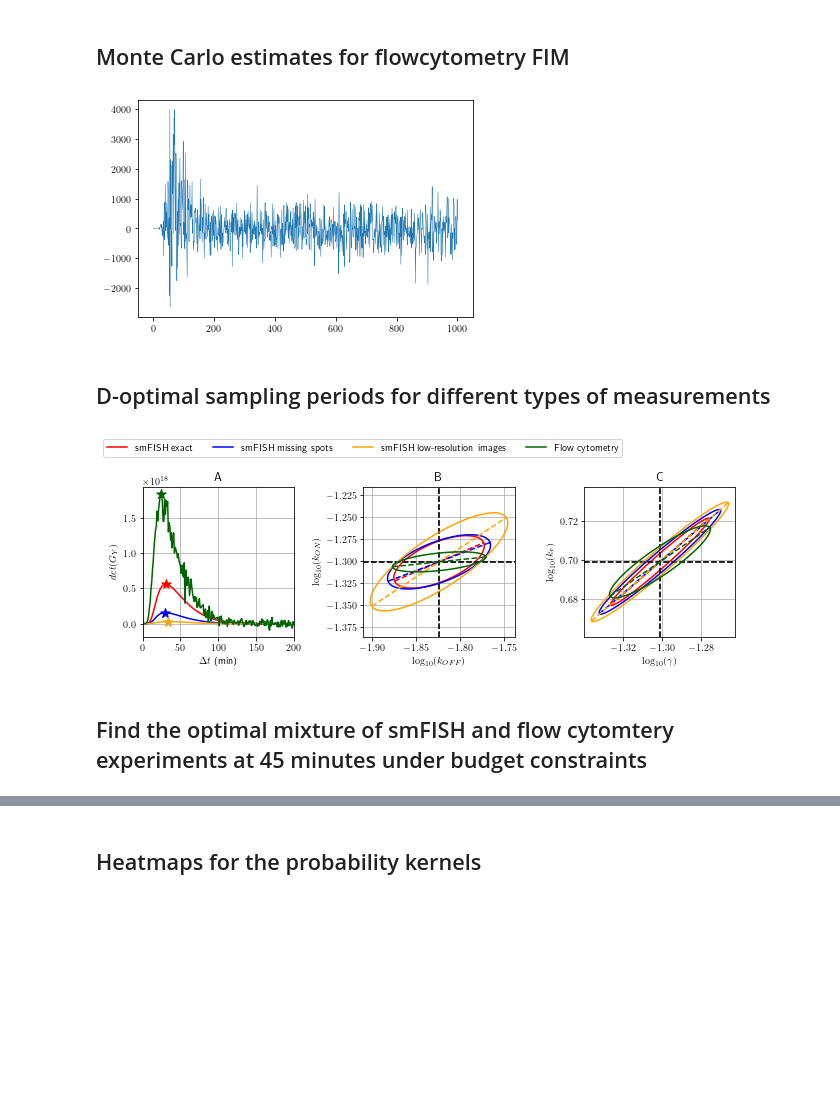
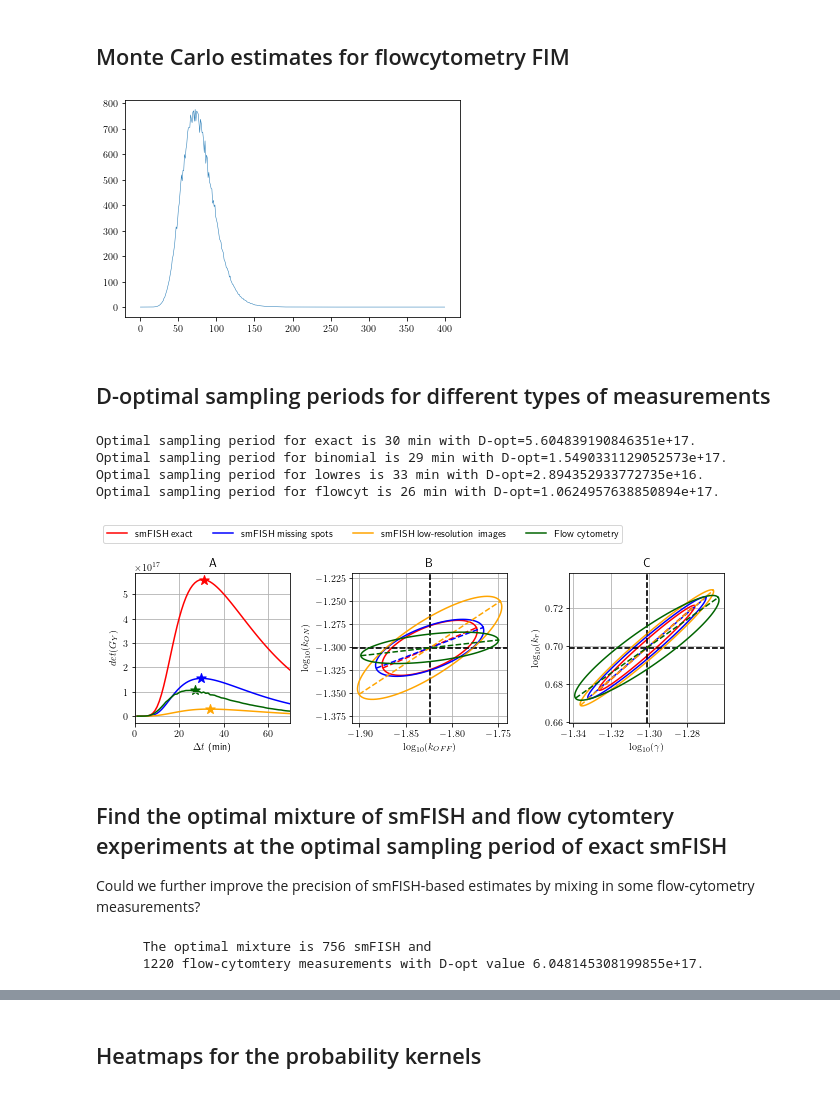
Before and after one commit to voduchuy/NoisyMeasurementFIM, a Jupyter notebook: bursting_gene/bursting_gene_plots.ipynb, the cells around one changed output, grey strips where cells are left out. Cells and saved outputs as stored; diff of their text form; code cells hidden in the pictures; blank space fills up the shorter version.

Commit message:
Update MC estimate for flowcytometry FIM

```diff
--- a/bursting_gene/bursting_gene_plots.ipynb
+++ b/bursting_gene/bursting_gene_plots.ipynb
@@ -39,21 +39,22 @@ if par_log_transform:
 # %%
 with np.load(f'results/fim_flowcyt.npz') as _:
     fim_flowcyts = _['fim']
 fig = plt.figure()
 ax = fig.add_subplot()
 for i in range(fim_flowcyts.shape[0]):
     y = computeCriteria(fim_flowcyts[i, ...])
     ax.plot(y, linewidth=0.5)
 fim_flowcyt = np.mean(fim_flowcyts, axis=0)
+y = computeCriteria(fim_flowcyt)
 logTransform(fim_flowcyt, theta)
 fim_single_cell["flowcyt"] = fim_flowcyt
 # %% [output]
-[figure, old version]
+[figure, new version]
 # %% [markdown]
 ## D-optimal sampling periods for different types of measurements
 # %%
 ncells_smfish = 1000
-ncells_flowcyt = 10000
+ncells_flowcyt = 5000
 
 fim_multi_cells = dict()
 
@@ -90,8 +91,10 @@ for meas_type in fim_multi_cells.keys():
 opt_rates = dict()
 for meas in fim_multi_cells_times.keys():
     opt_rates[meas] = np.argmax(det_fim_multi_cells_times[meas])
+    print(f"Optimal sampling period for {meas} is {opt_rates[meas]} "
+          f"min with D-opt={det_fim_multi_cells_times[meas][opt_rates[meas]]}.")
 
-DT_MAX = 200
+DT_MAX = 70
 labels = {
         'exact': f'smFISH exact',
         'binomial': f'smFISH missing spots',
@@ -154,17 +157,29 @@ axs[2].set_title('C')
 
 fig.savefig('figs/fim_dopt.pdf', bbox_inches='tight')
 # %% [output]
+Optimal sampling period for exact is 30 min with D-opt=5.604839190846351e+17.
+Optimal sampling period for binomial is 29 min with D-opt=1.5490331129052573e+17.
+Optimal sampling period for lowres is 33 min with D-opt=2.894352933772735e+16.
+Optimal sampling period for flowcyt is 26 min with D-opt=1.0624957638850894e+17.
-[figure, old version]
+[figure, new version]
 # %% [markdown]
-## Find the optimal mixture of smFISH and flow cytomtery experiments at 45 minutes under budget constraints
+## Find the optimal mixture of smFISH and flow cytomtery experiments at the optimal sampling period of exact smFISH
+Could we further improve the precision of smFISH-based estimates by mixing in some flow-cytometry measurements?
 # %%
 BUDGET_MAX = 1000.0
 SMFISH_COST = 1
-FLOWCYT_COST = 0.1
-T_MEASUREMENT = 45
+FLOWCYT_COST = 0.2
+
+DT_OPT = opt_rates["exact"] # Optimze the previous design at the optimal rate of exact smFISH
+
 CRITERIA = "d"
-m_flowcyt = fim_flowcyt[T_MEASUREMENT,:,:]
-m_fish = fim_single_cell["exact"][T_MEASUREMENT,:,:]
+
+m_flowcyt = np.copy(fim_single_cell["flowcyt"][DT_OPT,...])
+m_fish = np.copy(fim_single_cell["exact"][DT_OPT,...])
+for i in range(1,5):
+    m_flowcyt += fim_single_cell["flowcyt"][i*DT_OPT,...]
+    m_fish += fim_single_cell["exact"][i*DT_OPT,...]
+
 obj_values = np.zeros(
     (int(BUDGET_MAX/SMFISH_COST)+1,
      int(BUDGET_MAX/FLOWCYT_COST)+1
@@ -175,3 +190,12 @@ for nfish in range(obj_values.shape[0]):
         obj_values[nfish, nflowcyt] = computeCriteria(nfish*m_fish + nflowcyt*m_flowcyt,
                                                       criteria=CRITERIA)
 opt_mixture = np.unravel_index(np.argmax(obj_values), obj_values.shape)
+fim_mix_opt = opt_mixture[0]*m_fish + opt_mixture[1]*m_flowcyt
+
+print(f"""
+      The optimal mixture is {opt_mixture[0]} smFISH and
+      {opt_mixture[1]} flow-cytomtery measurements with D-opt value {np.max(obj_values)}.
+      """)
+# %% [output]
+      The optimal mixture is 756 smFISH and
+      1220 flow-cytomtery measurements with D-opt value 6.048145308199855e+17.
```
Also changed, not shown: parts of 3 cells of this notebook, 3 other files.
